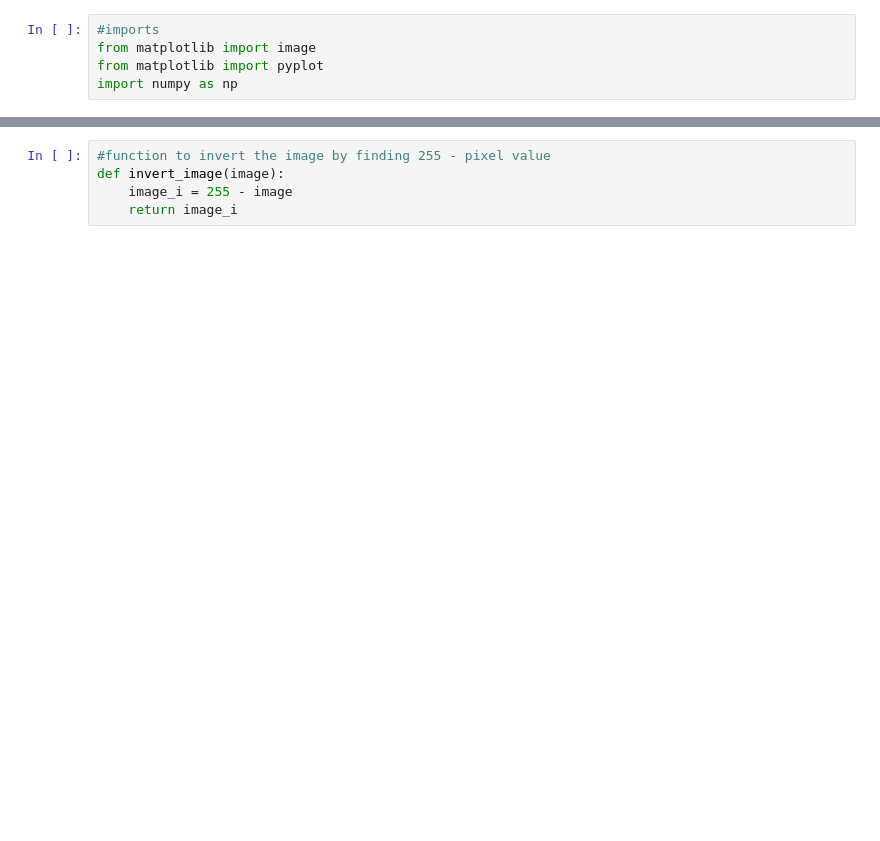
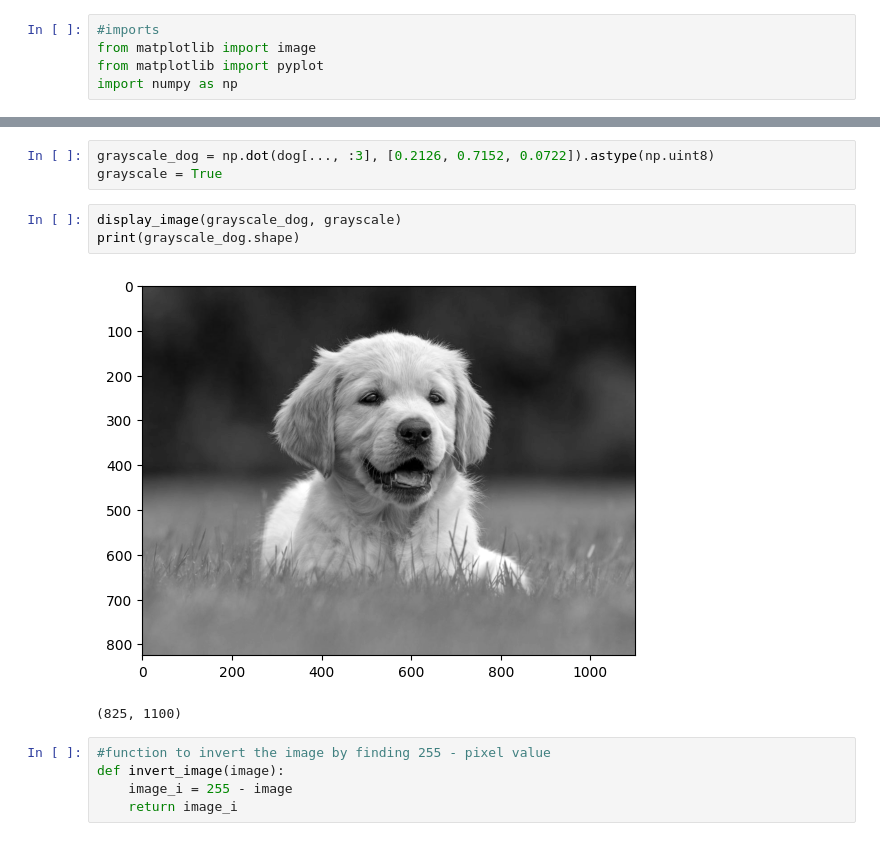
Before and after one commit to cmooredev/100daysofml, a Jupyter notebook: day1/numpy.ipynb, the cells around one changed output, grey strips where cells are left out. Cells and saved outputs as stored; diff of their text form; blank space fills up the shorter version.

```diff
--- a/day1/numpy.ipynb
+++ b/day1/numpy.ipynb
@@ -26,3 +29,12 @@ display_image(dog)
+# %%
+grayscale_dog = np.dot(dog[..., :3], [0.2126, 0.7152, 0.0722]).astype(np.uint8)
+grayscale = True
+# %%
+display_image(grayscale_dog, grayscale)
+print(grayscale_dog.shape)
+# %% [output]
+[figure, added]
+(825, 1100)
 # %%
 #function to invert the image by finding 255 - pixel value
 def invert_image(image):
```
Also changed, not shown: parts of 10 cells of this notebook, 1 other file.
